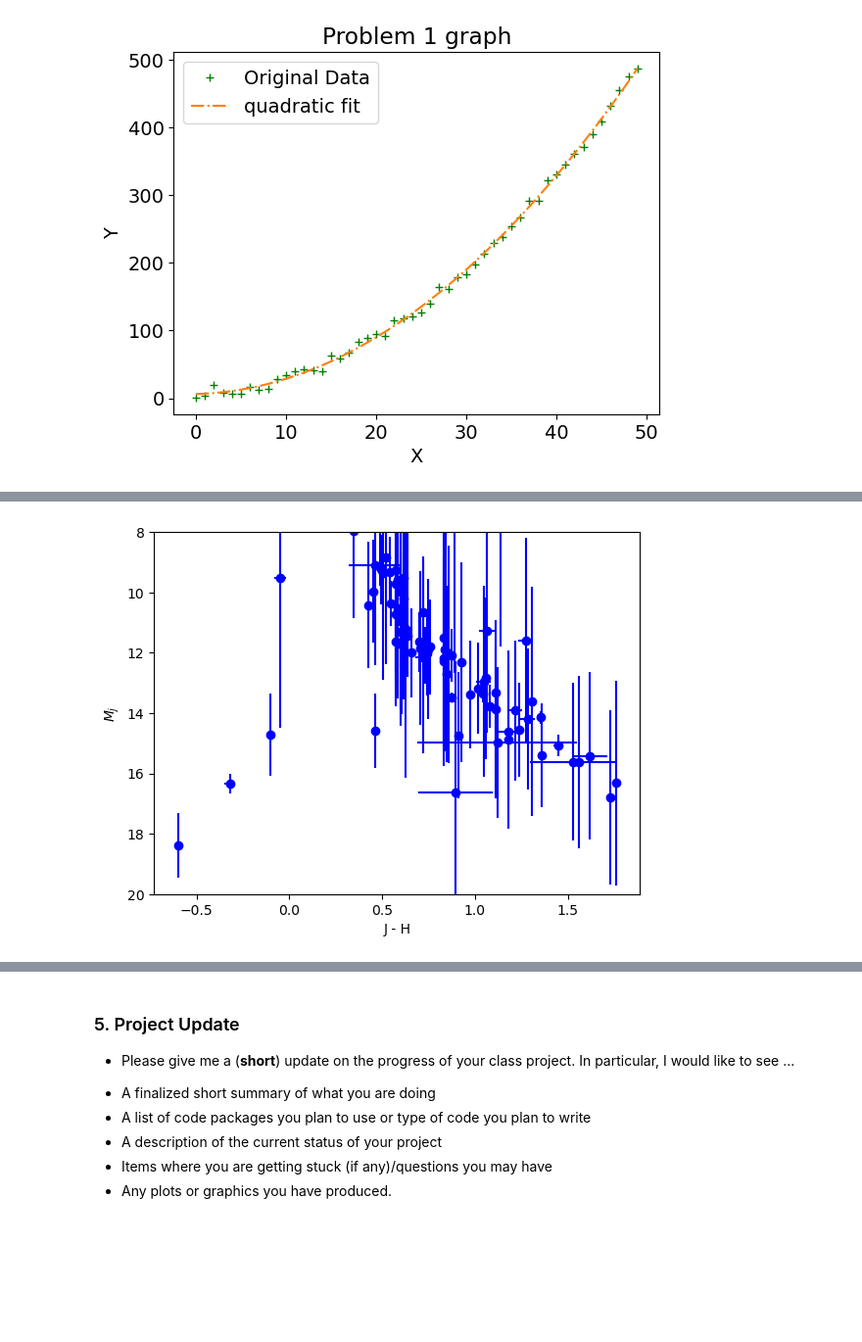
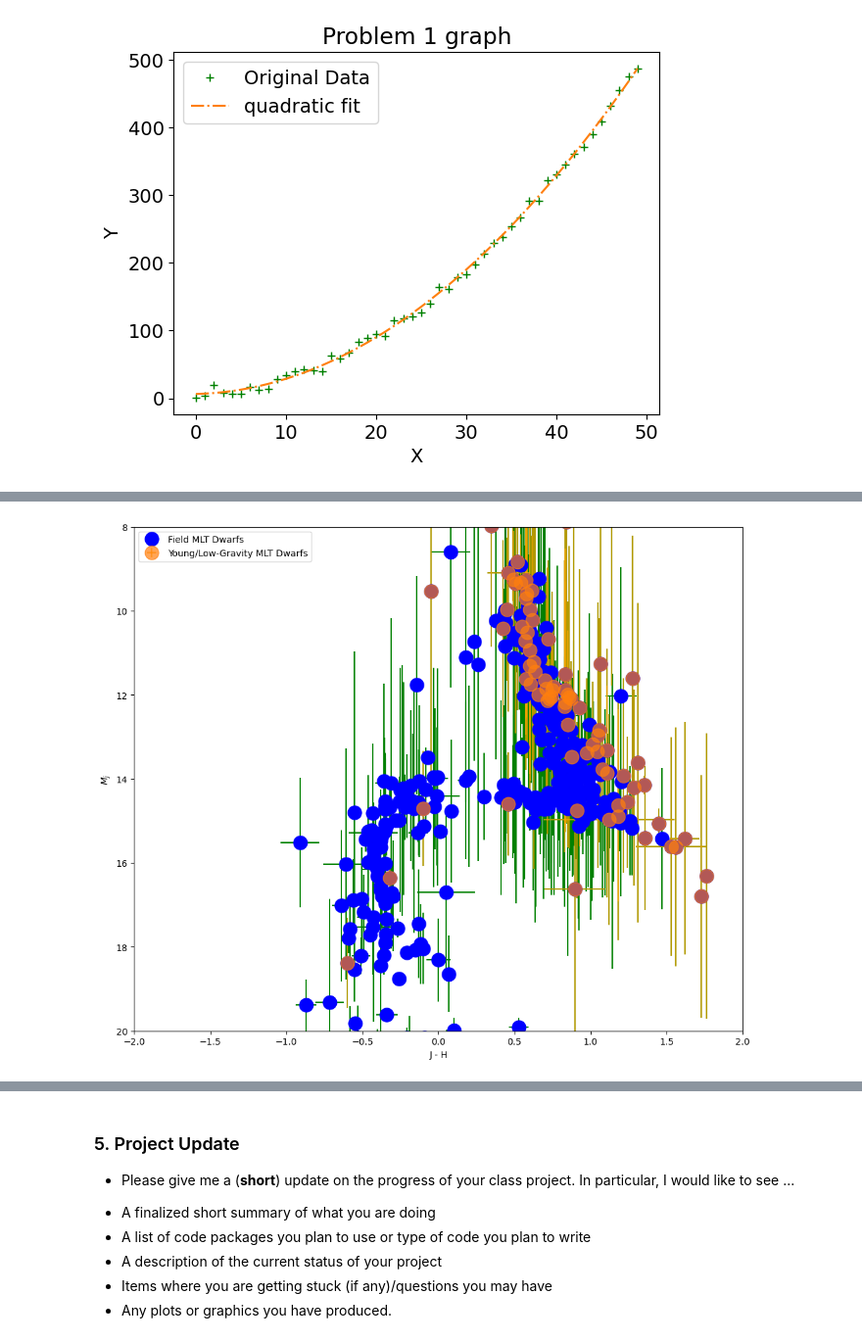
Before and after one commit to astroseandillon/Python-for-data-analysis, a Jupyter notebook: Dillon_Sean_HW_W10.ipynb, the cells around one changed output, grey strips where cells are left out. Shown at 98% size. Cells and saved outputs as stored; diff of their text form; code cells hidden in the pictures; blank space fills up the shorter version.

```diff
--- a/Dillon_Sean_HW_W10.ipynb
+++ b/Dillon_Sean_HW_W10.ipynb
@@ -76,6 +76,9 @@ lowg=np.where( ( flag == 'lowg') | (flag == 'young') | (flag == 'lowg,young') |
 # %%
 import numpy as np
 import matplotlib.pyplot as plt
+from matplotlib import rcParams
+rcParams['figure.figsize'] = [12,10]
+from matplotlib.ticker import AutoMinorLocator
 
 def mag_conversion(a, plx):
     m = a - 5*np.log10(1e2/plx)
@@ -96,35 +99,44 @@ lowg_h = lowg[:,30].astype(float)
 lowg_ej = lowg[:,28].astype(float)
 lowg_eh = lowg[:,31].astype(float)
 lowg_plx = lowg[:,8].astype(float)
 lowg_eplx = lowg[:,9].astype(float)
 lowg_mj = mag_conversion(lowg_j, lowg_plx)
 lowg_emj = mag_conversion(lowg_ej, lowg_plx)
 
 
 comp_j = comp[:,27].astype(float)
 comp_h = comp[:,30].astype(float)
 comp_ej = comp[:,28].astype(float)
 comp_eh = comp[:,31].astype(float)
 comp_plx = comp[:,8].astype(float)
 comp_eplx = comp[:,9].astype(float)
 comp_mj = mag_conversion(comp_j, comp_plx)
 comp_emj = mag_conversion(comp_ej, comp_plx)
 
 x = lowg_j - lowg_h
 ex = lowg_ej - lowg_eh
 x1 = comp_j - comp_h
 ex1 = comp_ej - comp_eh
 
 fig, ax = plt.subplots()
-ax.errorbar(x, lowg_mj, xerr=abs(ex), yerr=abs(lowg_emj), fmt='bo',label='Young/Low-Gravity MLT Dwarfs')
+ax.errorbar(x1, comp_mj, xerr=abs(ex1), yerr=abs(comp_emj),
+            color='blue', marker='o',linestyle='',ecolor='green',
+            markersize=15, alpha=1.0,label='Field MLT Dwarfs')
+
+ax.errorbar(x, lowg_mj, xerr=abs(ex), yerr=abs(lowg_emj),
+            color='tab:orange',marker='o',linestyle='',ecolor='orange',
+            markersize=15, alpha=0.7,label='Young/Low-Gravity MLT Dwarfs')
+
 
 ax.set_ylim(8,20)
+ax.set_xlim(-2,2)
 ax.invert_yaxis()
 ax.set_xlabel('J - H')
 ax.set_ylabel(r'$M_{j}$')
+plt.legend()
 plt.show()
 # %% [output]
-[figure, old version]
+[figure, new version]
 # %% [markdown]
 ### 3. Multi-Panel Plots
 
```
Also changed, not shown: parts of 1 cell of this notebook.
